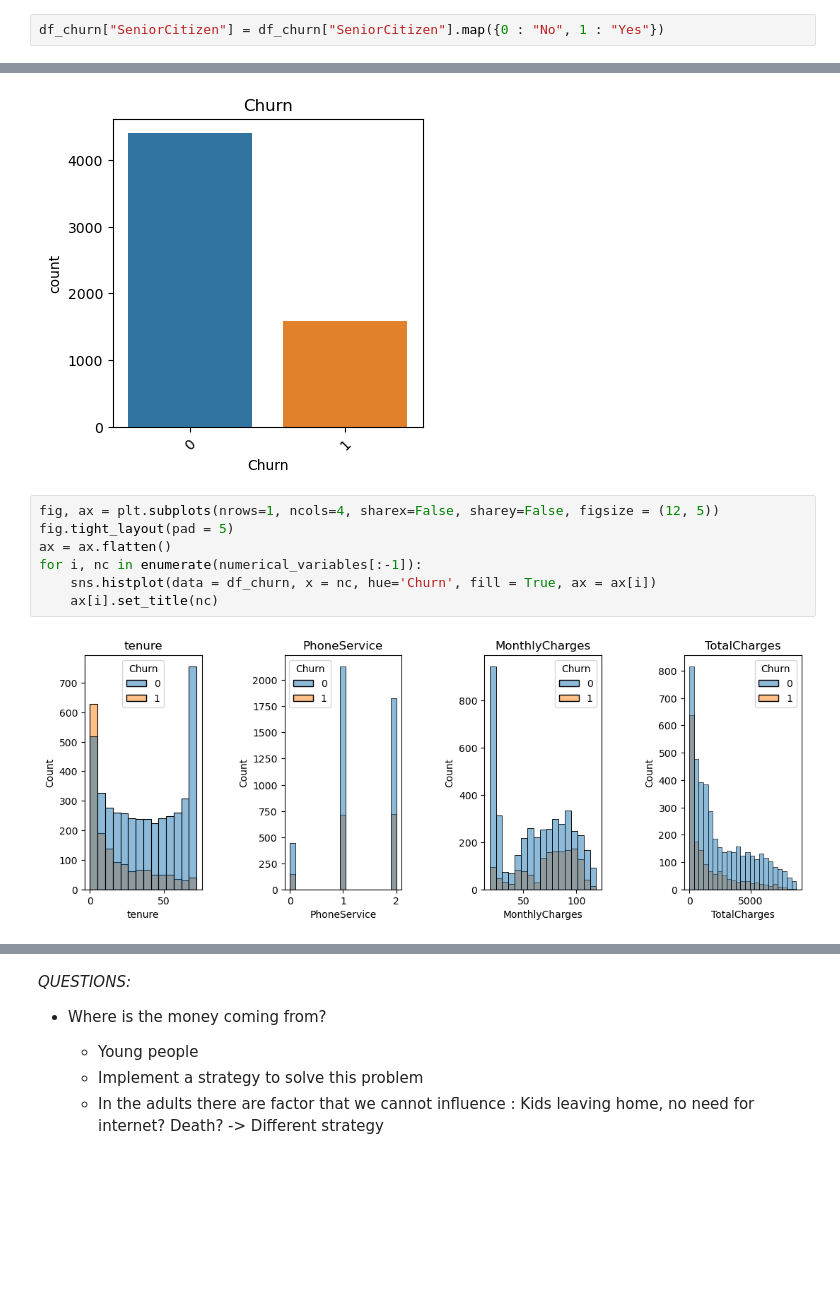
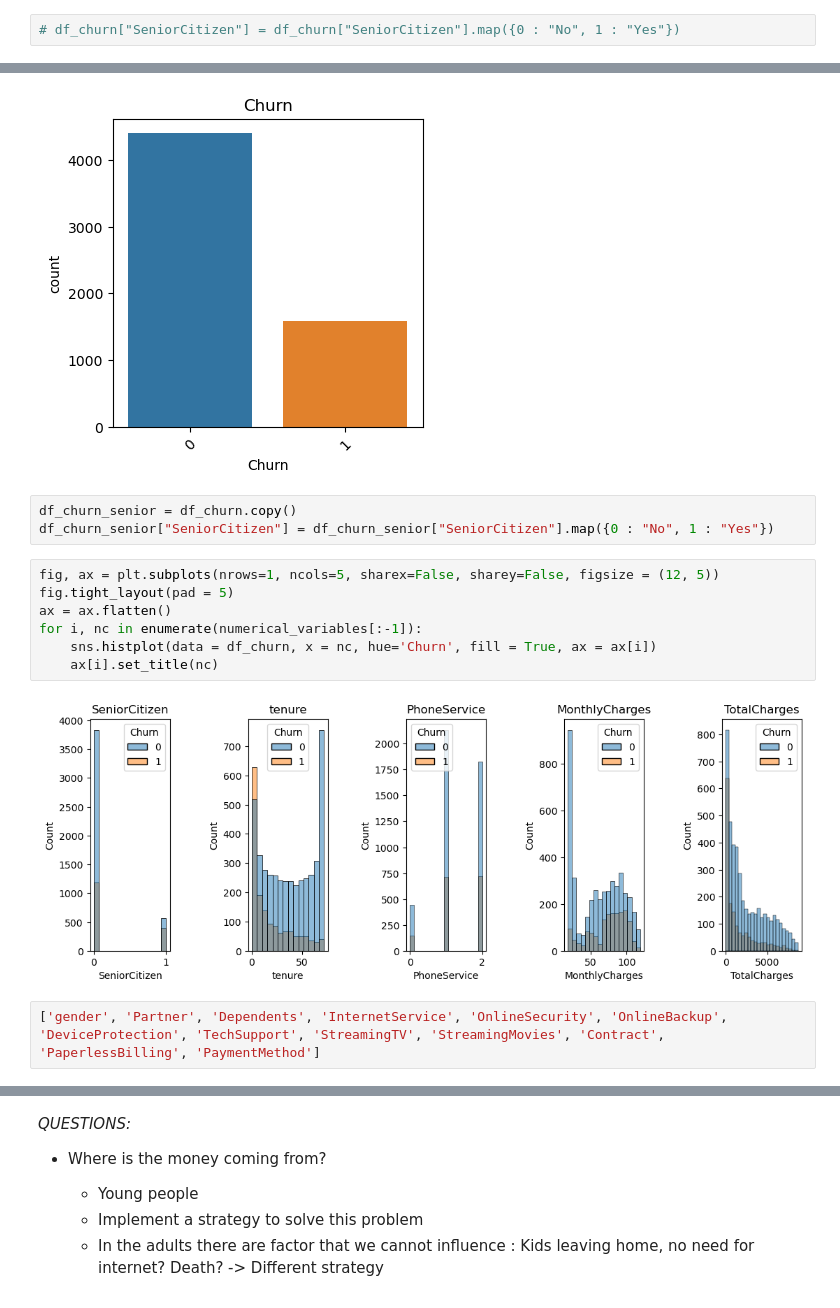
Before and after one commit to gordoaraujo/cl_churn_prediction, a Jupyter notebook: notebooks/Jose_Data_Analysis_Modelling.ipynb, the cells around one changed output, grey strips where cells are left out. Cells and saved outputs as stored; diff of their text form; blank space fills up the shorter version.

```diff
--- a/notebooks/Jose_Data_Analysis_Modelling.ipynb
+++ b/notebooks/Jose_Data_Analysis_Modelling.ipynb
@@ -143,7 +144,7 @@ df_churn.head()
 | 3 | Male | 0 | No | No | 4 | 1 | DSL | No | ... |
 | 4 | Male | 0 | No | No | 2 | 1 | DSL | Yes | ... |
 # %%
-df_churn["SeniorCitizen"] = df_churn["SeniorCitizen"].map({0 : "No", 1 : "Yes"})
+# df_churn["SeniorCitizen"] = df_churn["SeniorCitizen"].map({0 : "No", 1 : "Yes"})
 # %%
 df_churn.dtypes
 # %% [output]
@@ -253,12 +375,17 @@ ax.tick_params(axis='x', rotation=45)
 ax.set_title("Churn");
 # %% [output]
 [figure]
+# %%
+df_churn_senior = df_churn.copy()
+df_churn_senior["SeniorCitizen"] = df_churn_senior["SeniorCitizen"].map({0 : "No", 1 : "Yes"})
 # %%
-fig, ax = plt.subplots(nrows=1, ncols=4, sharex=False, sharey=False, figsize = (12, 5))
+fig, ax = plt.subplots(nrows=1, ncols=5, sharex=False, sharey=False, figsize = (12, 5))
 fig.tight_layout(pad = 5)
 ax = ax.flatten()
 for i, nc in enumerate(numerical_variables[:-1]):
     sns.histplot(data = df_churn, x = nc, hue='Churn', fill = True, ax = ax[i])
     ax[i].set_title(nc)
 # %% [output]
-[figure, old version]
+[figure, new version]
+# %%
+['gender', 'Partner', 'Dependents', 'InternetService', 'OnlineSecurity', 'OnlineBackup', 'DeviceProtection', 'TechSupport', 'StreamingTV', 'StreamingMovies', 'Contract', 'PaperlessBilling', 'PaymentMethod']
```
Also changed, not shown: parts of 51 cells of this notebook.
